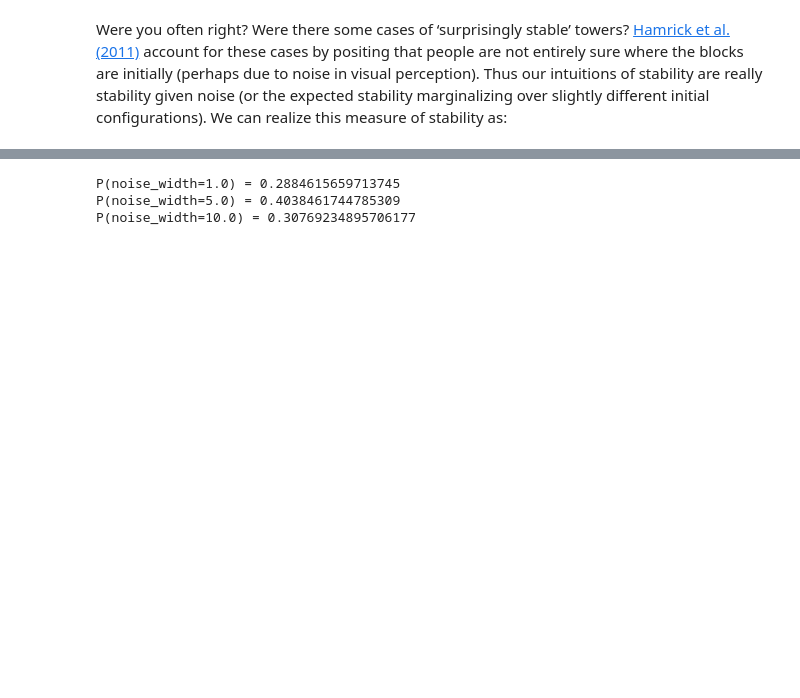
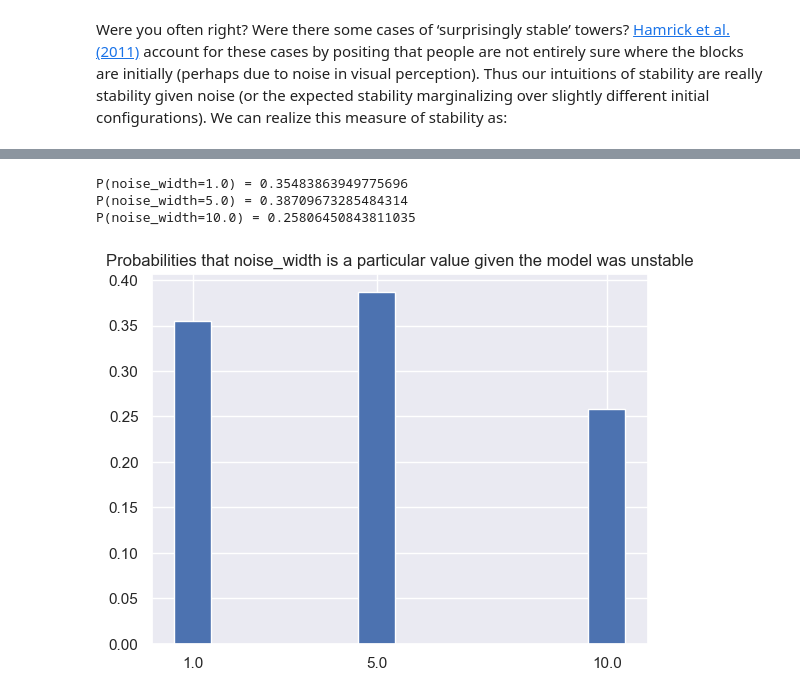
Before and after one commit to ebigelow/probmods-pyro, a Jupyter notebook: chapters/Chapter 2 - Generative Models.ipynb, the cells around one changed output, grey strips where cells are left out. Cells and saved outputs as stored; diff of their text form; code cells hidden in the pictures; blank space fills up the shorter version.

```diff
--- a/chapters/Chapter 2 - Generative Models.ipynb
+++ b/chapters/Chapter 2 - Generative Models.ipynb
@@ -946,17 +949,20 @@ tensor(0.9180)
 # %%
 conditioned_model = pyro.condition(model, {"S": torch.tensor(False)})
 importance = Importance(conditioned_model, guide=None, num_samples=100)
 # importance = Importance(model, guide=None, num_samples=100)
 trace_posterior_conditioned = importance.run() # args and kwargs are used if your model function takes any input arguments to run
 emp_marginal = EmpiricalMarginal(trace_posterior=trace_posterior_conditioned, sites=["noise_width"])
 
 for o in [1.0, 5.0, 10.0]:
     outcome = torch.tensor([o])
 
     log_prob = emp_marginal.log_prob(outcome)
     p = np.exp(log_prob)
     print("P(noise_width={}) = {}".format(o,p))
+
+viz(emp_marginal, plot_args={"tick_label":["1.0", "5.0", "10.0"]}, title="Probabilities that noise_width is a particular value given the model was unstable")
 # %% [output]
-P(noise_width=1.0) = 0.2884615659713745
-P(noise_width=5.0) = 0.4038461744785309
-P(noise_width=10.0) = 0.30769234895706177
+P(noise_width=1.0) = 0.35483863949775696
+P(noise_width=5.0) = 0.38709673285484314
+P(noise_width=10.0) = 0.25806450843811035
+[figure, added]
```
Also changed, not shown: parts of 4 cells of this notebook.
